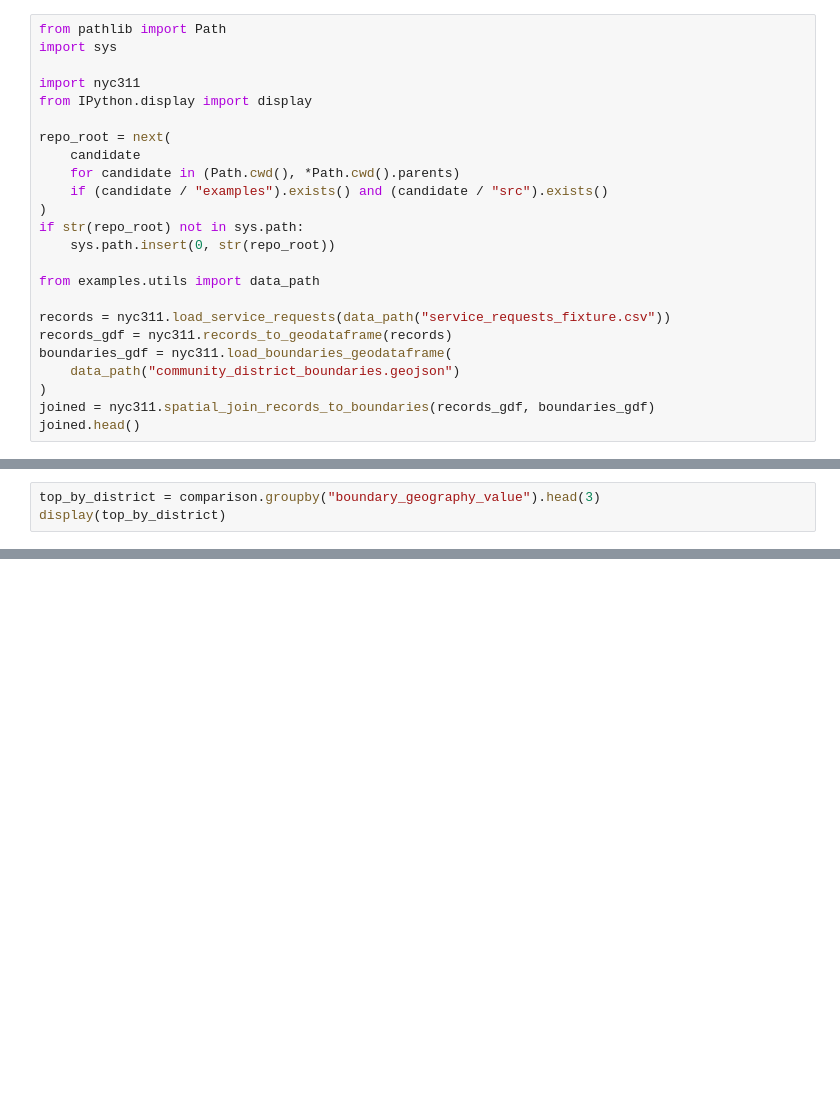
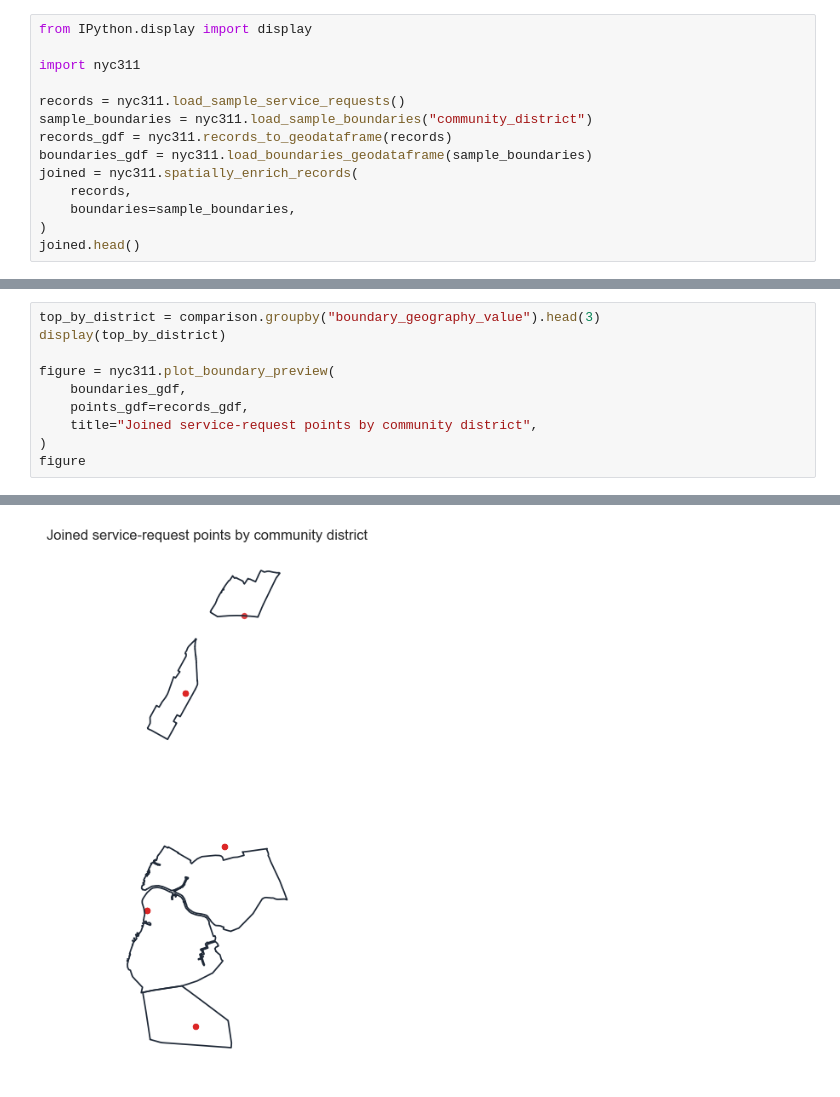
Before and after one commit to random-walks/nyc311, a Jupyter notebook: examples/notebooks/spatial_topic_comparison.ipynb, the cells around one changed output, grey strips where cells are left out. Drawn from its saved outputs; the diff is of its cells as text; blank space fills up the shorter version.

```diff
--- a/examples/notebooks/spatial_topic_comparison.ipynb
+++ b/examples/notebooks/spatial_topic_comparison.ipynb
@@ -7,24 +7,14 @@ The goal is to show the reusable `nyc311.spatial` helpers directly on a small of
 # %%
-from pathlib import Path
-import sys
+from IPython.display import display
 
 import nyc311
-from IPython.display import display
 
-repo_root = next(
-    candidate
-    for candidate in (Path.cwd(), *Path.cwd().parents)
-    if (candidate / "examples").exists() and (candidate / "src").exists()
+records = nyc311.load_sample_service_requests()
+sample_boundaries = nyc311.load_sample_boundaries("community_district")
+records_gdf = nyc311.records_to_geodataframe(records)
+boundaries_gdf = nyc311.load_boundaries_geodataframe(sample_boundaries)
+joined = nyc311.spatially_enrich_records(
+    records,
+    boundaries=sample_boundaries,
 )
-if str(repo_root) not in sys.path:
-    sys.path.insert(0, str(repo_root))
-
-from examples.utils import data_path
-
-records = nyc311.load_service_requests(data_path("service_requests_fixture.csv"))
-records_gdf = nyc311.records_to_geodataframe(records)
-boundaries_gdf = nyc311.load_boundaries_geodataframe(
-    data_path("community_district_boundaries.geojson")
-)
-joined = nyc311.spatial_join_records_to_boundaries(records_gdf, boundaries_gdf)
 joined.head()
@@ -42,3 +50,11 @@ display(comparison)
 # %%
 top_by_district = comparison.groupby("boundary_geography_value").head(3)
 display(top_by_district)
+
+figure = nyc311.plot_boundary_preview(
+    boundaries_gdf,
+    points_gdf=records_gdf,
+    title="Joined service-request points by community district",
+)
+figure
+# %% [output]
@@ -44,0 +70 @@ display(top_by_district)
+[figure, added]
```
Also changed, not shown: parts of 4 cells of this notebook, 55 other files.
